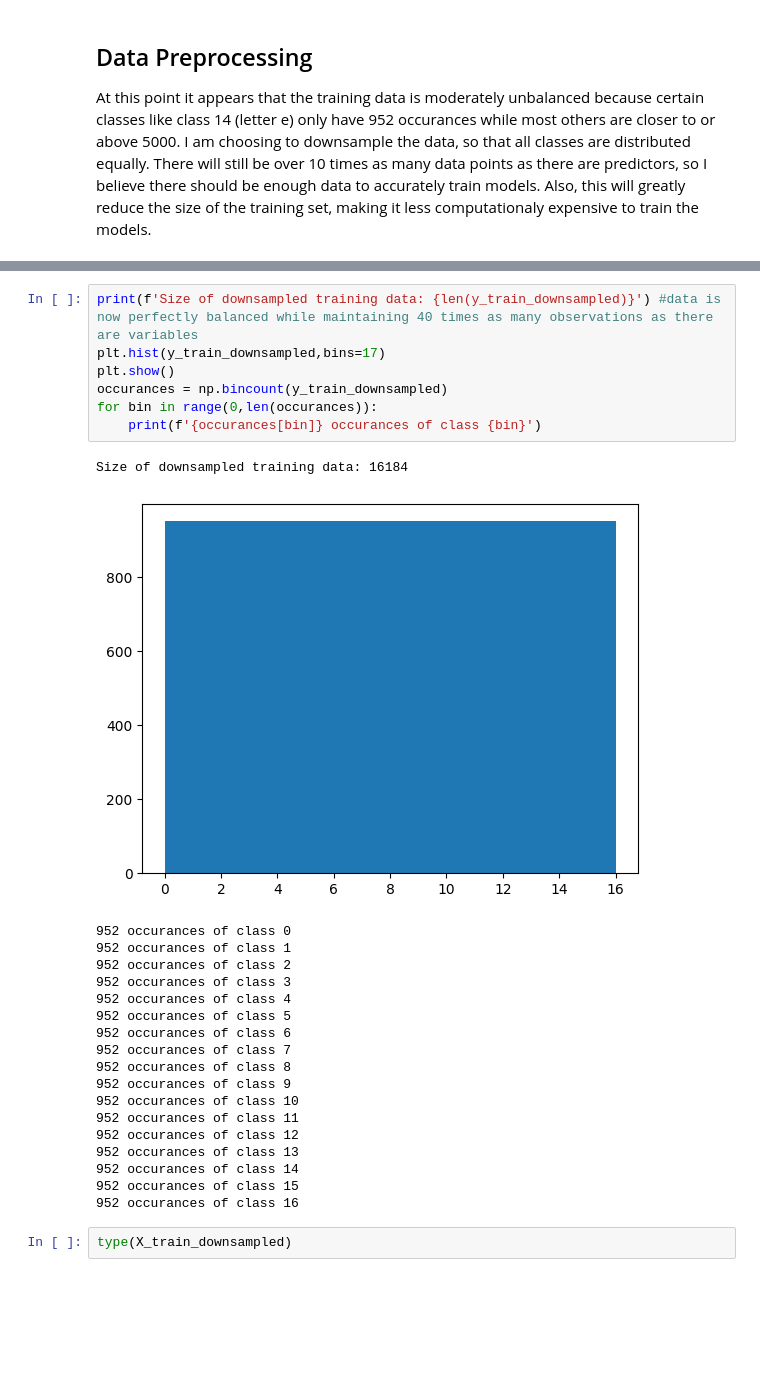
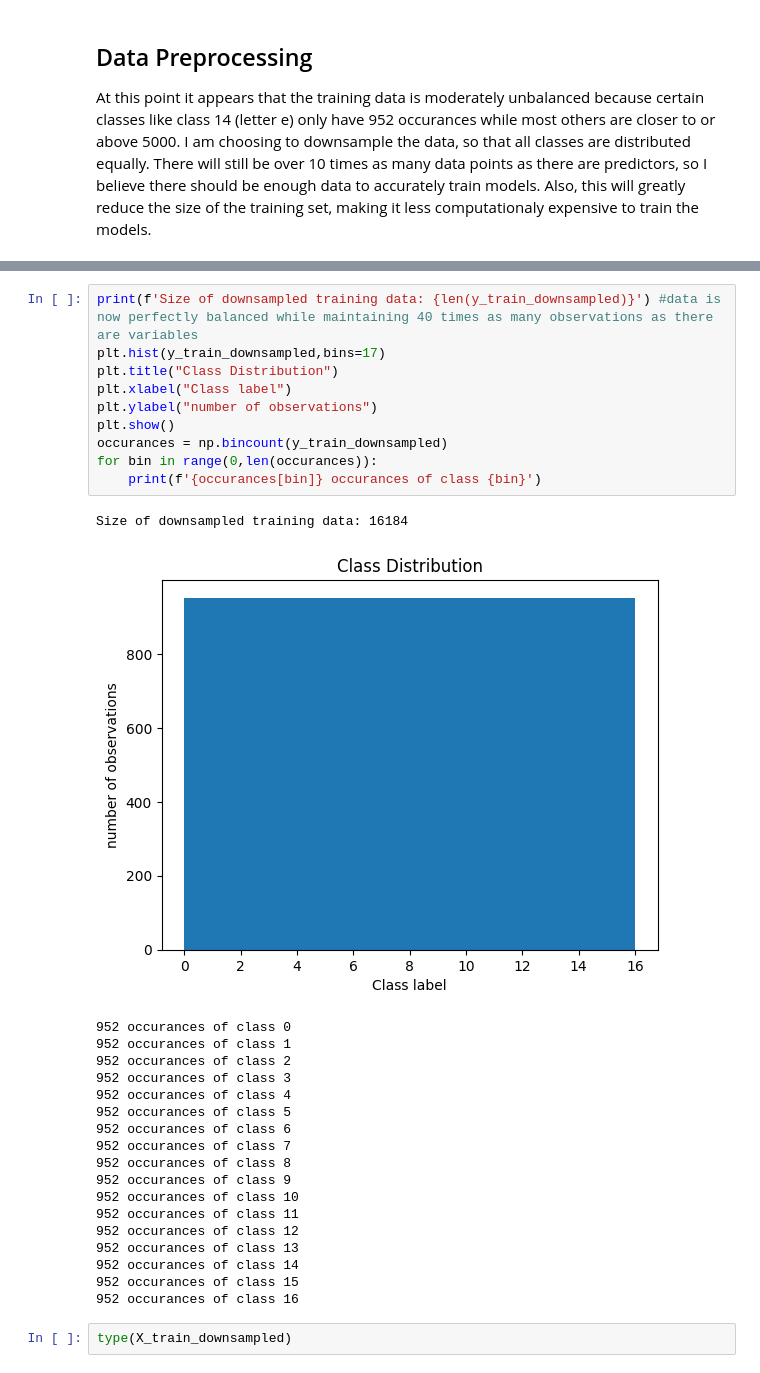
Before and after one commit to ColeDixon78/IntroML, a Jupyter notebook: Machine Learning/Project 2/Cole_Dixon_Project_2.ipynb, the cells around one changed output, grey strips where cells are left out. Drawn from its saved outputs; the diff is of its cells as text; blank space fills up the shorter version.

```diff
--- a/Machine Learning/Project 2/Cole_Dixon_Project_2.ipynb
+++ b/Machine Learning/Project 2/Cole_Dixon_Project_2.ipynb
@@ -75,13 +78,16 @@ X_train_downsampled = train_downsampled.drop(columns=["y"]).to_numpy()
 # %%
 print(f'Size of downsampled training data: {len(y_train_downsampled)}') #data is now perfectly balanced while maintaining 40 times as many observations as there are variables
 plt.hist(y_train_downsampled,bins=17)
+plt.title("Class Distribution")
+plt.xlabel("Class label")
+plt.ylabel("number of observations")
 plt.show()
 occurances = np.bincount(y_train_downsampled)
 for bin in range(0,len(occurances)):
     print(f'{occurances[bin]} occurances of class {bin}')
 # %% [output]
 Size of downsampled training data: 16184
-[figure, old version]
+[figure, new version]
 952 occurances of class 0
 952 occurances of class 1
 952 occurances of class 2
```
Also changed, not shown: parts of 13 cells of this notebook, 2 other files.
